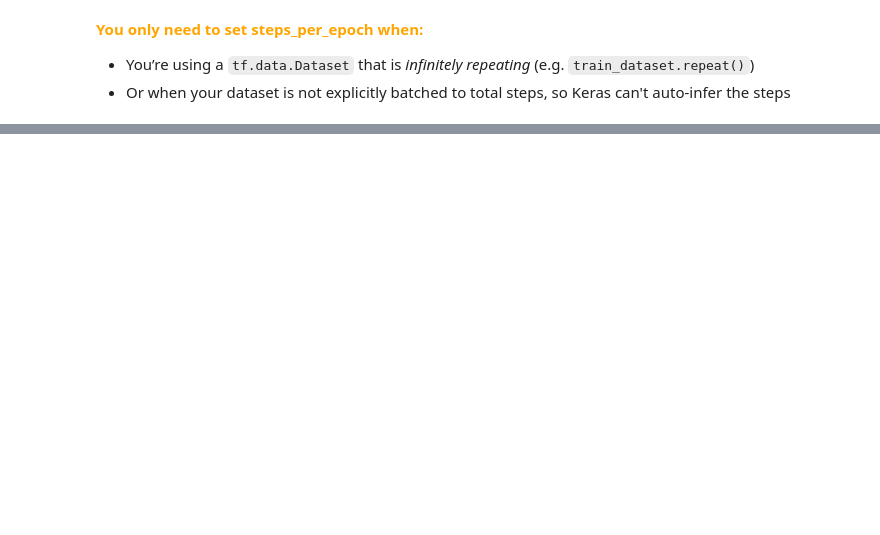
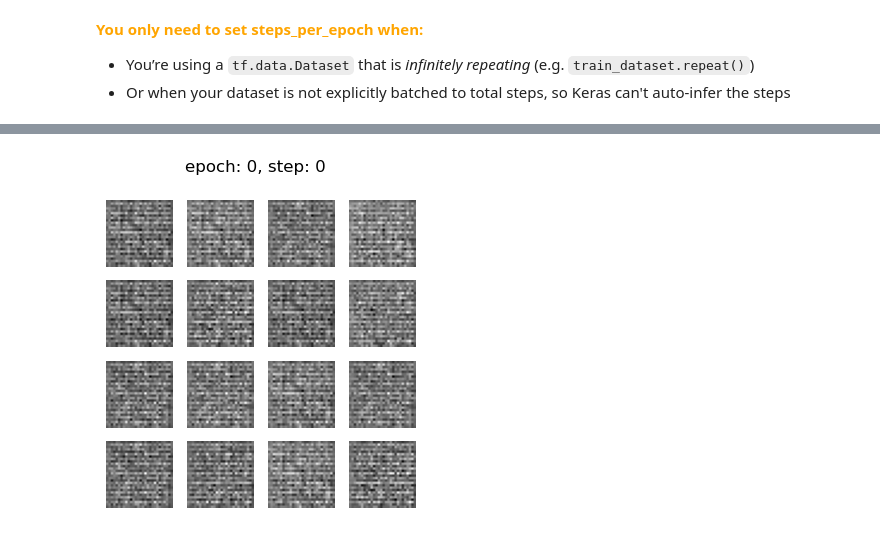
Before and after one commit to IkramInf/TheCodeAndEvolveJourney, a Jupyter notebook: MyLearning/ArtificialIntelligence/Variational Autoencoder.ipynb, the cells around one changed output, grey strips where cells are left out. Drawn from its saved outputs; the diff is of its cells as text; code cells hidden in the pictures; blank space fills up the shorter version.

```diff
--- a/MyLearning/ArtificialIntelligence/Variational Autoencoder.ipynb
+++ b/MyLearning/ArtificialIntelligence/Variational Autoencoder.ipynb
@@ -389,0 +549,37 @@ plt.show()
+# %%
+def generate_and_save_images(model, epoch, step, test_input):
+  """Helper function to plot our 16 images
+
+  Args:
+
+  model -- the decoder model
+  epoch -- current epoch number during training
+  step -- current step number during training
+  test_input -- random tensor with shape (16, LATENT_DIM)
+  """
+
+  # generate images from the test input
+  predictions = model.predict(test_input)
+
+  # plot the results
+  fig = plt.figure(figsize=(4,4))
+
+  for i in range(predictions.shape[0]):
+      plt.subplot(4, 4, i+1)
+      plt.imshow(predictions[i, :, :, 0], cmap='gray')
+      plt.axis('off')
+
+  # tight_layout minimizes the overlap between 2 sub-plots
+  fig.suptitle("epoch: {}, step: {}".format(epoch, step))
+  plt.savefig('image_at_epoch_{:04d}_step{:04d}.png'.format(epoch, step))
+  plt.show()
+# %%
+# generate random vector as test input to the decoder
+random_vector_for_generation = tf.random.normal(shape=[16, LATENT_DIM])
+
+# number of epochs
+epochs = 15
+
+# initialize the helper function to display outputs from an untrained model
+generate_and_save_images(decoder, 0, 0, random_vector_for_generation)
+# %% [output]
@@ -389,0 +587 @@ plt.show()
+[figure, added]
```
Also changed, not shown: parts of 27 cells of this notebook.
